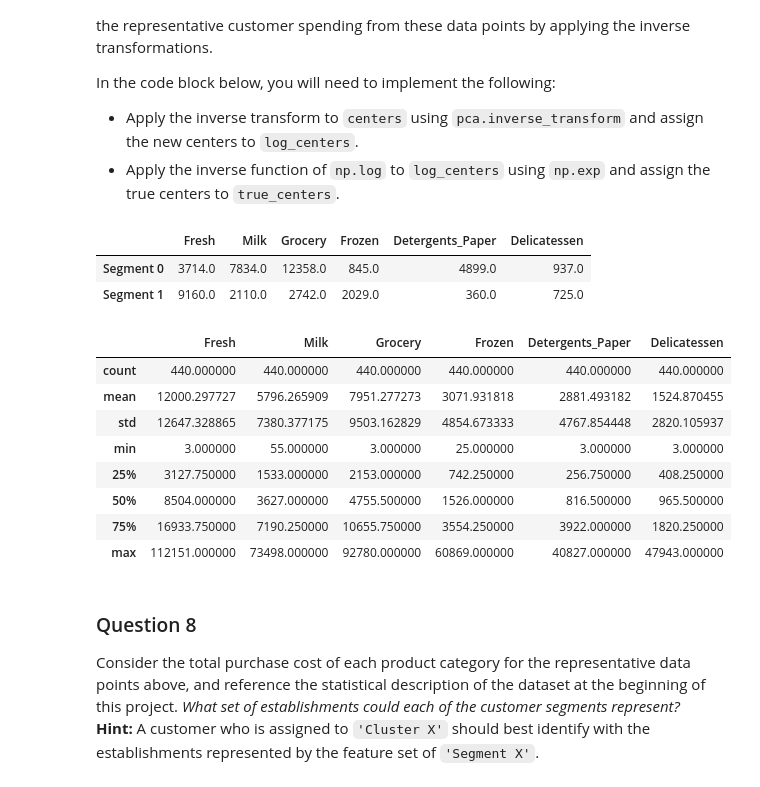
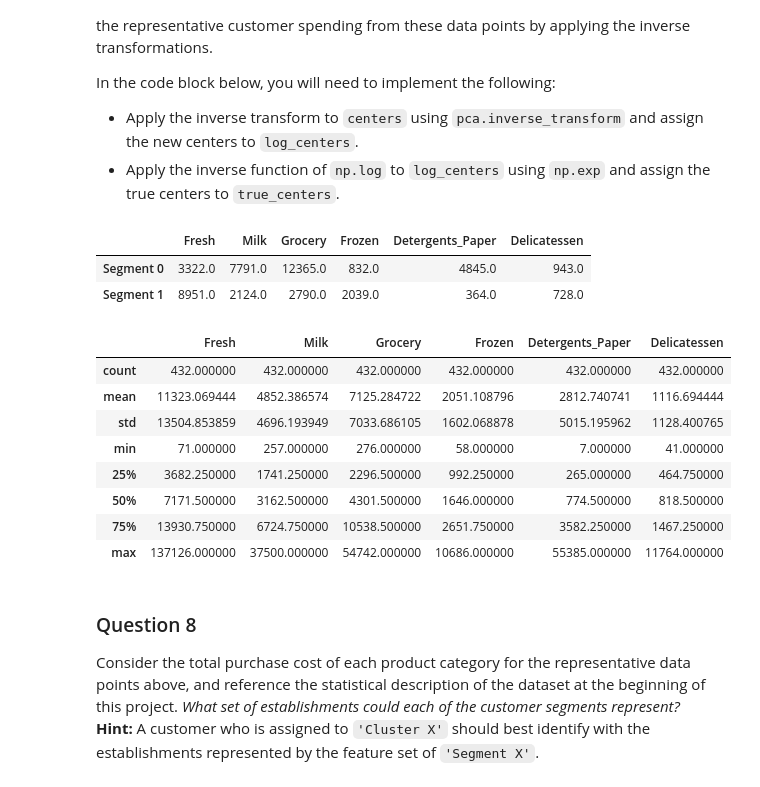
Before and after one commit to luizParreira/customer_segments, a Jupyter notebook: customer_segments.ipynb, the cells around one changed output. Cells and saved outputs as stored; diff of their text form; code cells hidden in the pictures.

```diff
--- a/customer_segments.ipynb
+++ b/customer_segments.ipynb
@@ -558,29 +556,35 @@ In the code block below, you will need to implement the following:
 # %%
 # TODO: Inverse transform the centers
 log_centers = pca.inverse_transform(centers)
 
 # TODO: Exponentiate the centers
 true_centers = np.exp(log_centers)
 
 # Display the true centers
 segments = ['Segment {}'.format(i) for i in range(0,len(centers))]
 true_centers = pd.DataFrame(np.round(true_centers), columns = data.keys())
 true_centers.index = segments
 display(true_centers)
-display(data.describe())
+
+
+# Inverse reduced data to get the statistical description of the data without the outliers
+log_data = pca.inverse_transform(reduced_data)
+true_data = np.exp(log_data)
+true_data = pd.DataFrame(np.round(true_data), columns = data.keys())
+display(true_data.describe())
 # %% [output]
 |  | Fresh | Milk | Grocery | Frozen | Detergents_Paper | Delicatessen |
-| Segment 0 | 3714.0 | 7834.0 | 12358.0 | 845.0 | 4899.0 | 937.0 |
-| Segment 1 | 9160.0 | 2110.0 | 2742.0 | 2029.0 | 360.0 | 725.0 |
+| Segment 0 | 3322.0 | 7791.0 | 12365.0 | 832.0 | 4845.0 | 943.0 |
+| Segment 1 | 8951.0 | 2124.0 | 2790.0 | 2039.0 | 364.0 | 728.0 |
 |  | Fresh | Milk | Grocery | Frozen | Detergents_Paper | Delicatessen |
-| count | 440.000000 | 440.000000 | 440.000000 | 440.000000 | 440.000000 | 440.000000 |
-| mean | 12000.297727 | 5796.265909 | 7951.277273 | 3071.931818 | 2881.493182 | 1524.870455 |
-| std | 12647.328865 | 7380.377175 | 9503.162829 | 4854.673333 | 4767.854448 | 2820.105937 |
-| min | 3.000000 | 55.000000 | 3.000000 | 25.000000 | 3.000000 | 3.000000 |
-| 25% | 3127.750000 | 1533.000000 | 2153.000000 | 742.250000 | 256.750000 | 408.250000 |
-| 50% | 8504.000000 | 3627.000000 | 4755.500000 | 1526.000000 | 816.500000 | 965.500000 |
-| 75% | 16933.750000 | 7190.250000 | 10655.750000 | 3554.250000 | 3922.000000 | 1820.250000 |
-| max | 112151.000000 | 73498.000000 | 92780.000000 | 60869.000000 | 40827.000000 | 47943.000000 |
+| count | 432.000000 | 432.000000 | 432.000000 | 432.000000 | 432.000000 | 432.000000 |
+| mean | 11323.069444 | 4852.386574 | 7125.284722 | 2051.108796 | 2812.740741 | 1116.694444 |
+| std | 13504.853859 | 4696.193949 | 7033.686105 | 1602.068878 | 5015.195962 | 1128.400765 |
+| min | 71.000000 | 257.000000 | 276.000000 | 58.000000 | 7.000000 | 41.000000 |
+| 25% | 3682.250000 | 1741.250000 | 2296.500000 | 992.250000 | 265.000000 | 464.750000 |
+| 50% | 7171.500000 | 3162.500000 | 4301.500000 | 1646.000000 | 774.500000 | 818.500000 |
+| 75% | 13930.750000 | 6724.750000 | 10538.500000 | 2651.750000 | 3582.250000 | 1467.250000 |
+| max | 137126.000000 | 37500.000000 | 54742.000000 | 10686.000000 | 55385.000000 | 11764.000000 |
 # %% [markdown]
 ### Question 8
 Consider the total purchase cost of each product category for the representative data points above, and reference the statistical description of the dataset at the beginning of this project. *What set of establishments could each of the customer segments represent?*
```
Also changed, not shown: parts of 20 cells of this notebook.
